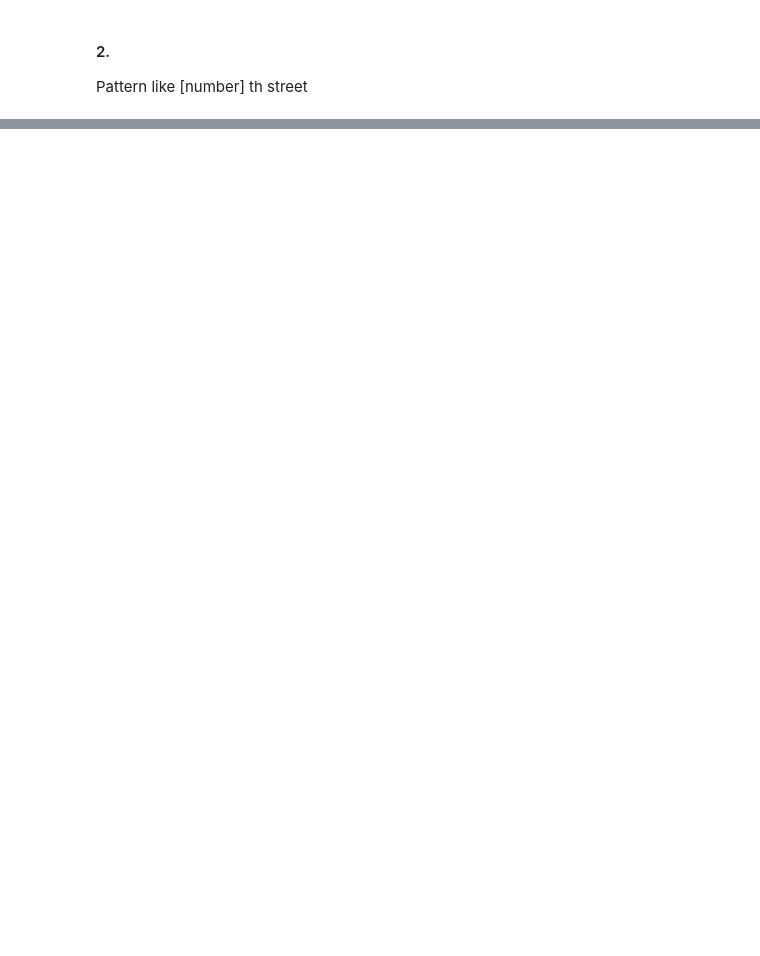
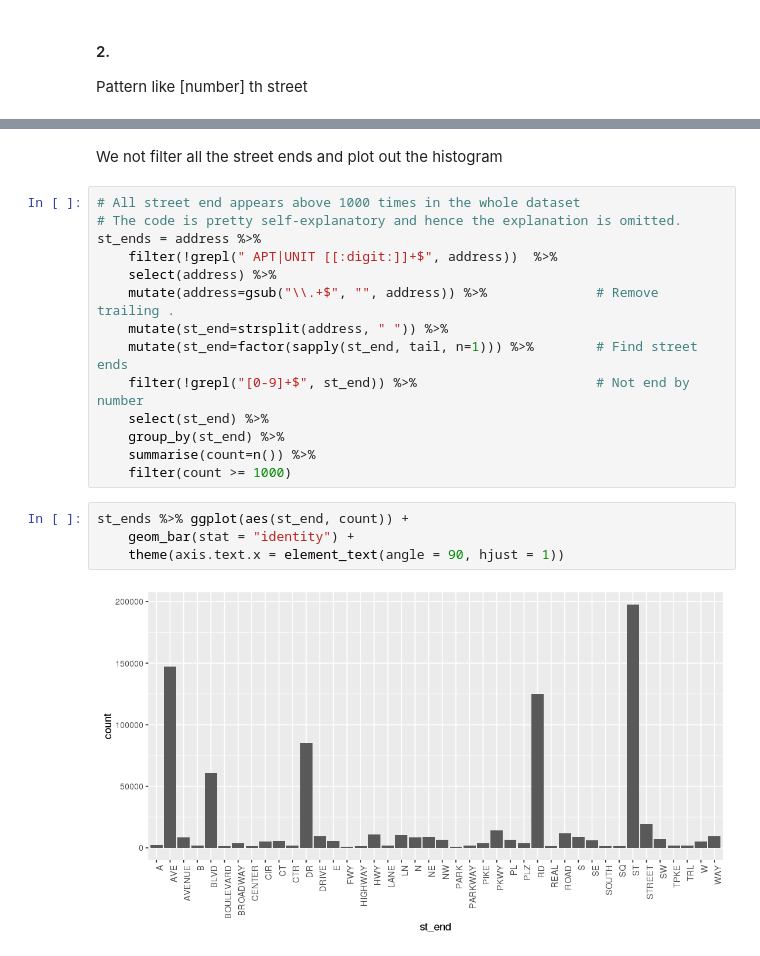
Before and after one commit to young-geng/stat133, a Jupyter notebook: hw8/hw8.ipynb, the cells around one changed output, grey strips where cells are left out. Cells and saved outputs as stored; diff of their text form; blank space fills up the shorter version.

```diff
--- a/hw8/hw8.ipynb
+++ b/hw8/hw8.ipynb
@@ -136,0 +148,22 @@ sampled_address %>%
+# %% [markdown]
+We not filter all the street ends and plot out the histogram
+# %%
+# All street end appears above 1000 times in the whole dataset
+# The code is pretty self-explanatory and hence the explanation is omitted.
+st_ends = address %>%
+    filter(!grepl(" APT|UNIT [[:digit:]]+$", address))  %>%
+    select(address) %>%
+    mutate(address=gsub("\\.+$", "", address)) %>%              # Remove trailing .
+    mutate(st_end=strsplit(address, " ")) %>%
+    mutate(st_end=factor(sapply(st_end, tail, n=1))) %>%        # Find street ends
+    filter(!grepl("[0-9]+$", st_end)) %>%                       # Not end by number
+    select(st_end) %>%
+    group_by(st_end) %>%
+    summarise(count=n()) %>%
+    filter(count >= 1000)
+# %%
+st_ends %>% ggplot(aes(st_end, count)) +
+    geom_bar(stat = "identity") +
+    theme(axis.text.x = element_text(angle = 90, hjust = 1))
+# %% [output]
+[figure, added]
```
Also changed, not shown: parts of 11 cells of this notebook.
